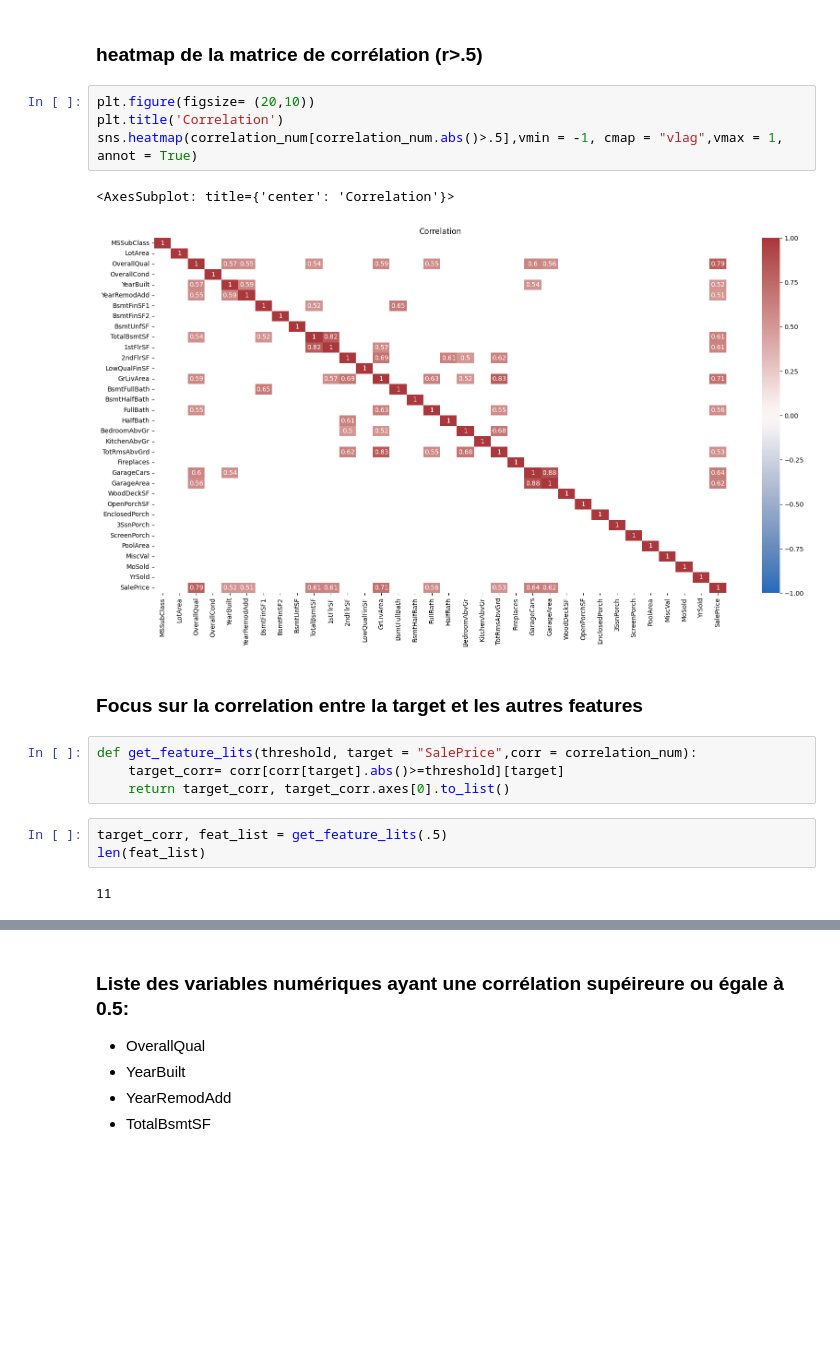
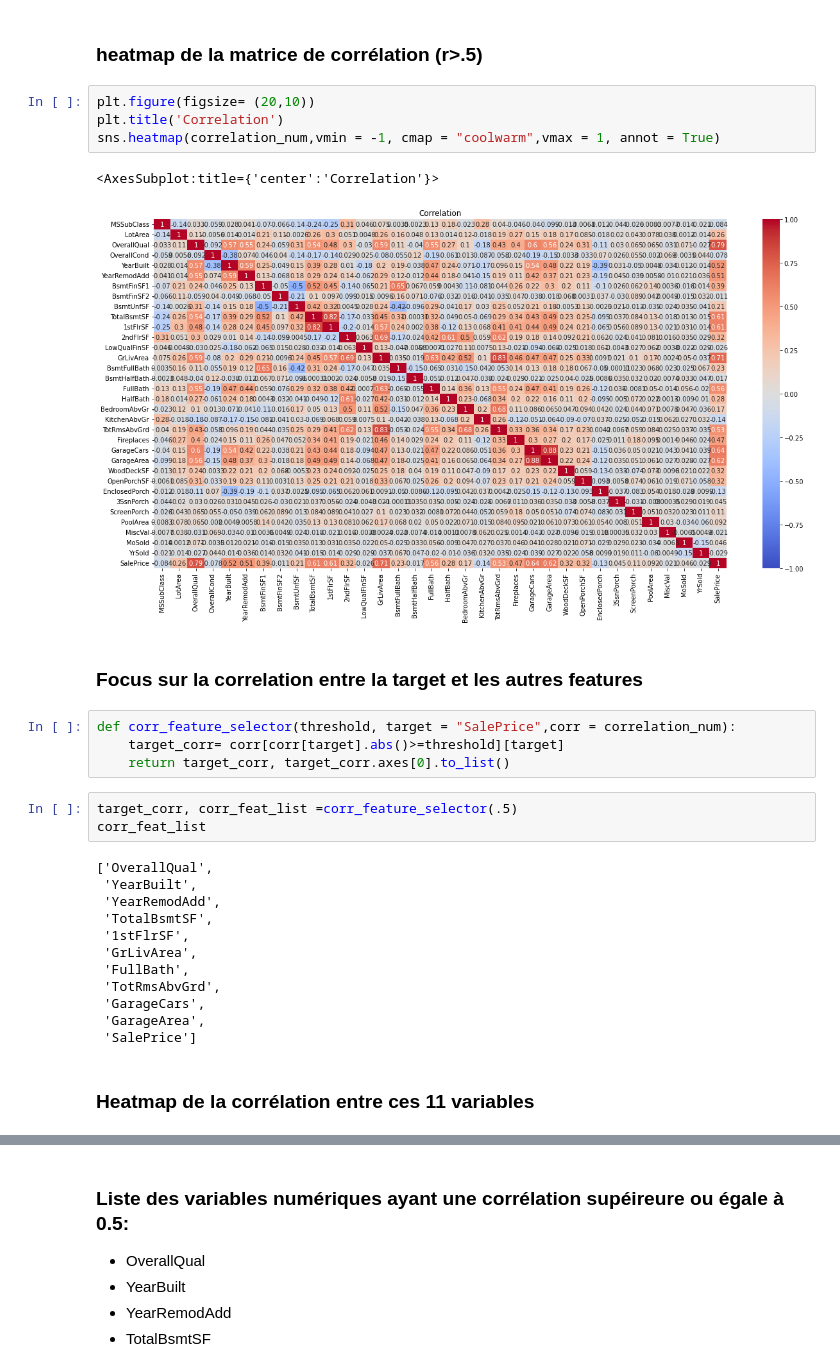
Before and after one commit to Khadimou/SalesPriceML, a Jupyter notebook: deep_eda.ipynb, the cells around one changed output, grey strips where cells are left out. Saved outputs shown, nothing was run; the diff lists cells and outputs as text; blank space fills up the shorter version.

Commit message:
added_newFeatureSelector

```diff
--- a/deep_eda.ipynb
+++ b/deep_eda.ipynb
@@ -85,18 +178,30 @@ correlation_num
 # %%
 plt.figure(figsize= (20,10))
 plt.title('Correlation')
-sns.heatmap(correlation_num[correlation_num.abs()>.5],vmin = -1, cmap = "vlag",vmax = 1, annot = True)
+sns.heatmap(correlation_num,vmin = -1, cmap = "coolwarm",vmax = 1, annot = True)
 # %% [output]
-<AxesSubplot: title={'center': 'Correlation'}>
+<AxesSubplot:title={'center':'Correlation'}>
-[figure, old version]
+[figure, new version]
 # %% [markdown]
 ### Focus sur la correlation entre la target et les autres features
 # %%
-def get_feature_lits(threshold, target = "SalePrice",corr = correlation_num):
+def corr_feature_selector(threshold, target = "SalePrice",corr = correlation_num):
     target_corr= corr[corr[target].abs()>=threshold][target]
     return target_corr, target_corr.axes[0].to_list()
-# %%
-target_corr, feat_list = get_feature_lits(.5)
-len(feat_list)
-# %% [output]
-11
+# %%
+target_corr, corr_feat_list =corr_feature_selector(.5)
+corr_feat_list
+# %% [output]
+['OverallQual',
+ 'YearBuilt',
+ 'YearRemodAdd',
+ 'TotalBsmtSF',
+ '1stFlrSF',
+ 'GrLivArea',
+ 'FullBath',
+ 'TotRmsAbvGrd',
+ 'GarageCars',
+ 'GarageArea',
+ 'SalePrice']
+# %% [markdown]
+### Heatmap de la corrélation entre ces 11 variables
```
Also changed, not shown: parts of 42 cells of this notebook.
